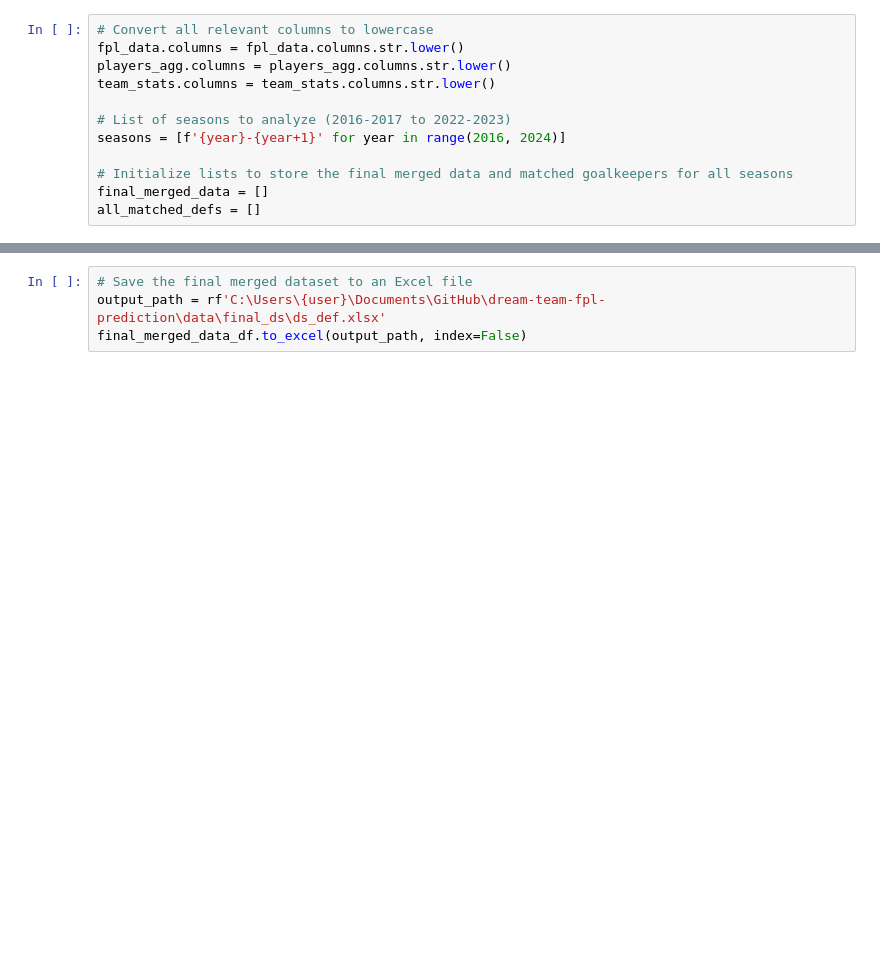
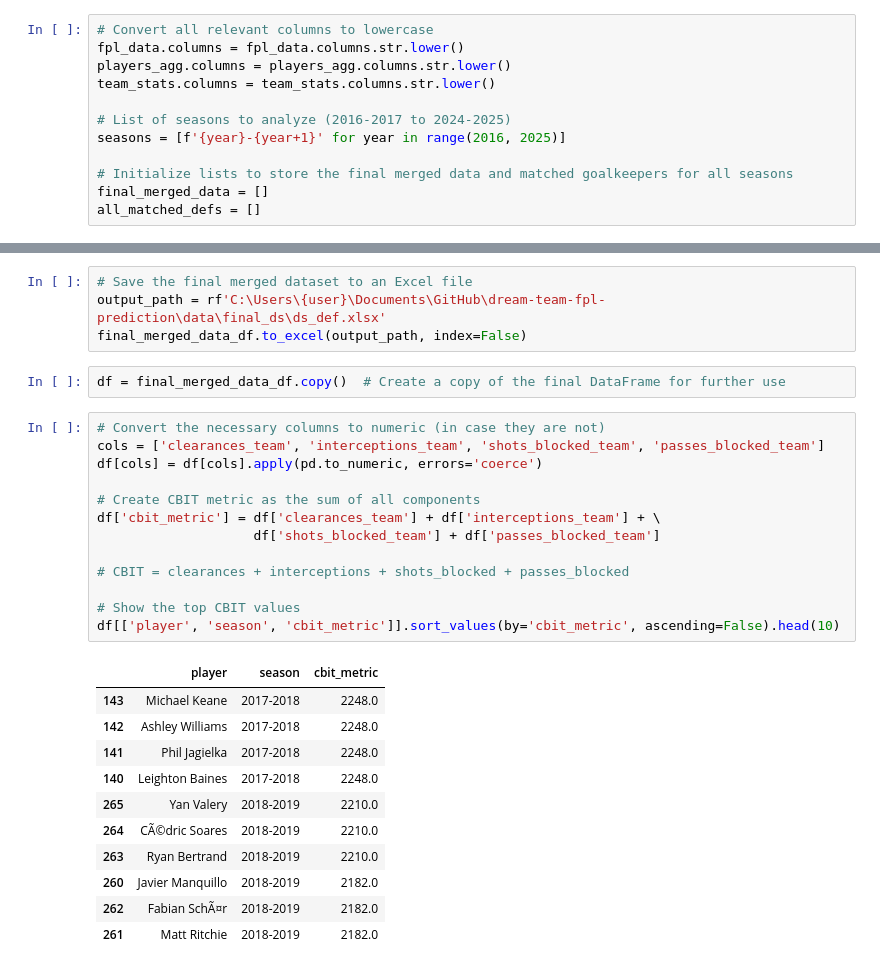
Before and after one commit to AEGDDI/dream-team-fpl-prediction, a Jupyter notebook: code/merging/def.ipynb, the cells around one changed output, grey strips where cells are left out. Cells and saved outputs as stored; diff of their text form; blank space fills up the shorter version.

Commit message:
CBIT metrics def
CBIT = clearances + interceptions + shots_blocked + passes_blocked
for defenders

```diff
--- a/code/merging/def.ipynb
+++ b/code/merging/def.ipynb
@@ -53,8 +53,8 @@ fpl_data.columns = fpl_data.columns.str.lower()
 players_agg.columns = players_agg.columns.str.lower()
 team_stats.columns = team_stats.columns.str.lower()
 
-# List of seasons to analyze (2016-2017 to 2022-2023)
-seasons = [f'{year}-{year+1}' for year in range(2016, 2024)]
+# List of seasons to analyze (2016-2017 to 2024-2025)
+seasons = [f'{year}-{year+1}' for year in range(2016, 2025)]
 
 # Initialize lists to store the final merged data and matched goalkeepers for all seasons
 final_merged_data = []
@@ -283,3 +283,30 @@ final_merged_data_df = final_merged_data_df[desired_order]
 # Save the final merged dataset to an Excel file
 output_path = rf'C:\Users\{user}\Documents\GitHub\dream-team-fpl-prediction\data\final_ds\ds_def.xlsx'
 final_merged_data_df.to_excel(output_path, index=False)
+# %%
+df = final_merged_data_df.copy()  # Create a copy of the final DataFrame for further use
+# %%
+# Convert the necessary columns to numeric (in case they are not)
+cols = ['clearances_team', 'interceptions_team', 'shots_blocked_team', 'passes_blocked_team']
+df[cols] = df[cols].apply(pd.to_numeric, errors='coerce')
+
+# Create CBIT metric as the sum of all components
+df['cbit_metric'] = df['clearances_team'] + df['interceptions_team'] + \
+                    df['shots_blocked_team'] + df['passes_blocked_team']
+
+# CBIT = clearances + interceptions + shots_blocked + passes_blocked
+
+# Show the top CBIT values
+df[['player', 'season', 'cbit_metric']].sort_values(by='cbit_metric', ascending=False).head(10)
+# %% [output]
+|  | player | season | cbit_metric |
+| 143 | Michael Keane | 2017-2018 | 2248.0 |
+| 142 | Ashley Williams | 2017-2018 | 2248.0 |
+| 141 | Phil Jagielka | 2017-2018 | 2248.0 |
+| 140 | Leighton Baines | 2017-2018 | 2248.0 |
+| 265 | Yan Valery | 2018-2019 | 2210.0 |
+| 264 | CÃ©dric Soares | 2018-2019 | 2210.0 |
+| 263 | Ryan Bertrand | 2018-2019 | 2210.0 |
+| 260 | Javier Manquillo | 2018-2019 | 2182.0 |
+| 262 | Fabian SchÃ¤r | 2018-2019 | 2182.0 |
+| 261 | Matt Ritchie | 2018-2019 | 2182.0 |
```
Also changed, not shown: parts of 2 cells of this notebook, 10 other files.
